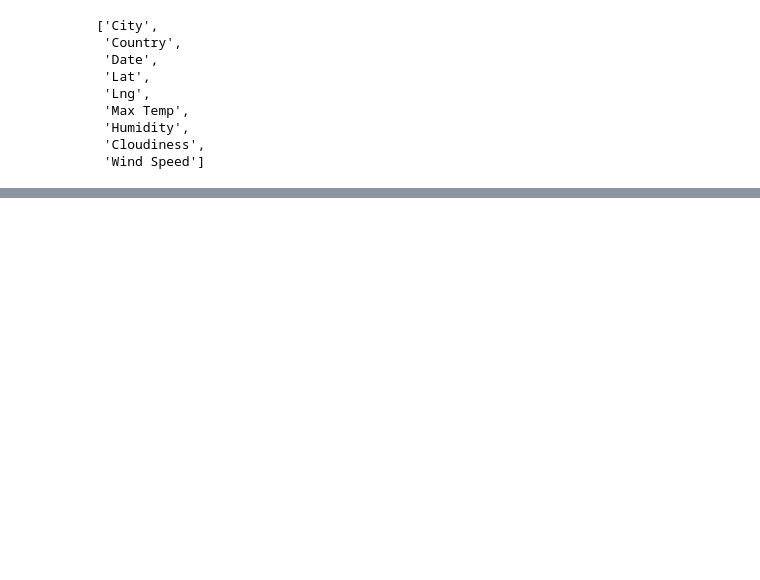
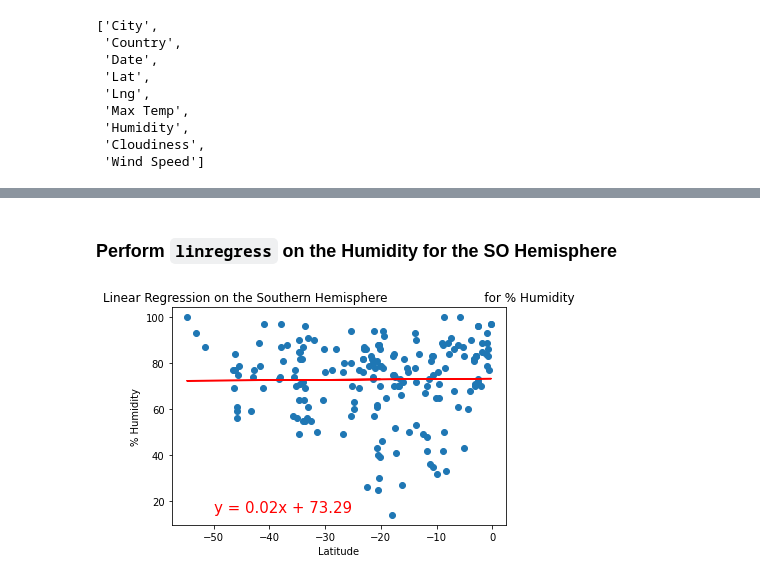
Before and after one commit to speddings/world_weather_analysis, a Jupyter notebook: WeatherPy.ipynb, the cells around one changed output, grey strips where cells are left out. Saved outputs shown, nothing was run; the diff lists cells and outputs as text; code cells hidden in the pictures; blank space fills up the shorter version.

```diff
--- a/WeatherPy.ipynb
+++ b/WeatherPy.ipynb
@@ -336,0 +462,13 @@ plt.show()
+# %% [markdown]
+### Perform `linregress` on the Humidity for the SO Hemisphere
+# %%
+# Linear regression on the Southern Hemisphere
+x_values = southern_hemi_df["Lat"]
+y_values = southern_hemi_df["Humidity"]
+
+# Call the function.
+plot_linear_regression(x_values, y_values,
+                       'Linear Regression on the Southern Hemisphere \
+                        for % Humidity', '% Humidity',(-50,15))
+# %% [output]
+[figure, added]
```
Also changed, not shown: parts of 60 cells of this notebook.
